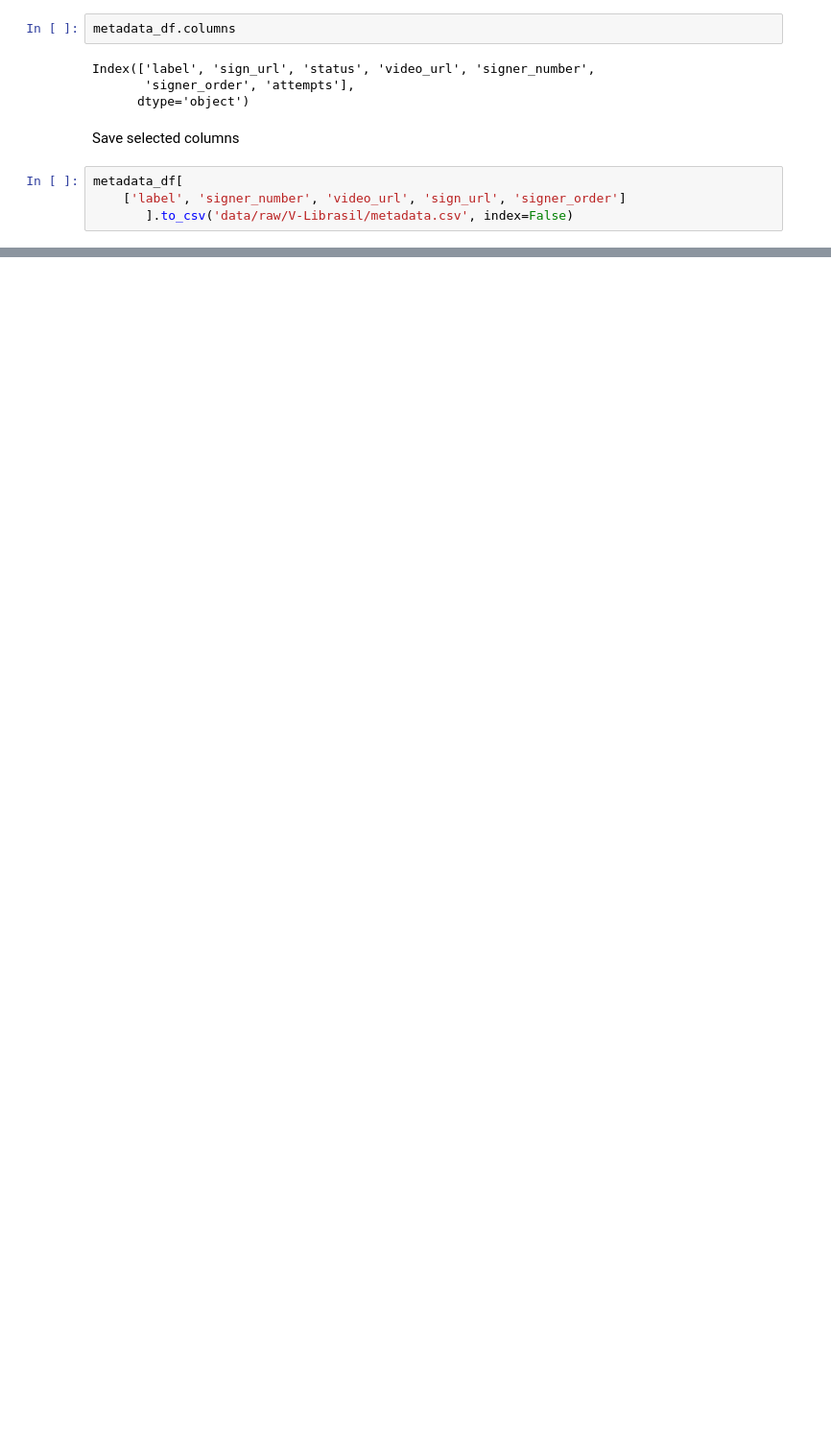
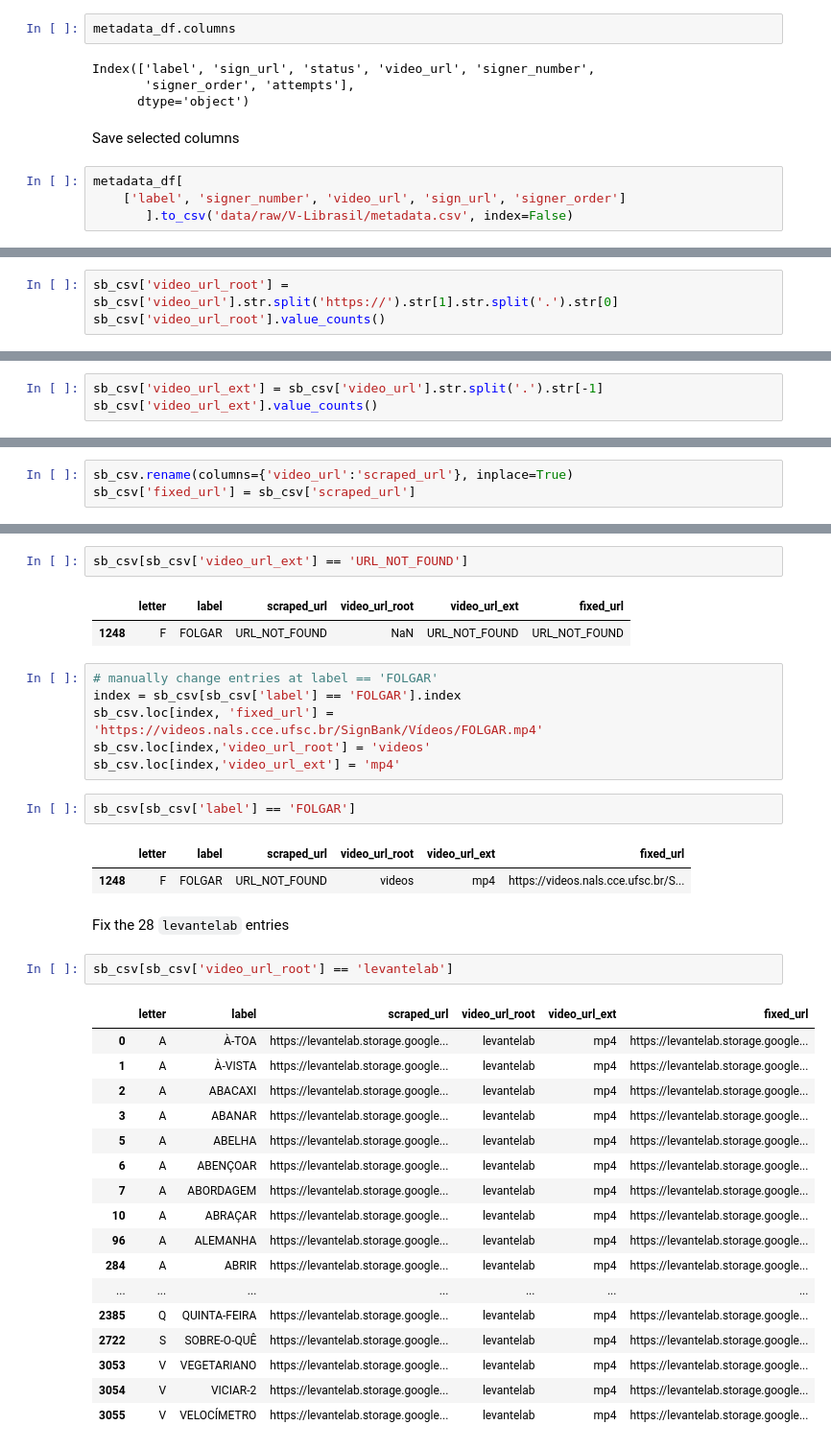
Before and after one commit to patrickf949/SaoPauloBrazilChapter_BrazilianSignLanguage, a Jupyter notebook: code/data/metadata.ipynb, the cells around one changed output, grey strips where cells are left out. Shown at 96% size. Saved outputs shown, nothing was run; the diff lists cells and outputs as text; blank space fills up the shorter version.

Commit message:
explored scraped signbank metadata, cleaned/fixed some issues, made signbank's metadata.csv. Noted i nformation about metadata.csv files in DATA_INFORMATION.md

```diff
--- a/code/data/metadata.ipynb
+++ b/code/data/metadata.ipynb
@@ -500,0 +512,3 @@ tbc
+# %%
+sb_csv['video_url_root'] = sb_csv['video_url'].str.split('https://').str[1].str.split('.').str[0]
+sb_csv['video_url_root'].value_counts()
@@ -500,0 +521,3 @@ tbc
+# %%
+sb_csv['video_url_ext'] = sb_csv['video_url'].str.split('.').str[-1]
+sb_csv['video_url_ext'].value_counts()
@@ -500,0 +624,3 @@ tbc
+# %%
+sb_csv.rename(columns={'video_url':'scraped_url'}, inplace=True)
+sb_csv['fixed_url'] = sb_csv['scraped_url']
@@ -500,0 +629,38 @@ tbc
+# %%
+sb_csv[sb_csv['video_url_ext'] == 'URL_NOT_FOUND']
+# %% [output]
+|  | letter | label | scraped_url | video_url_root | video_url_ext | fixed_url |
+| 1248 | F | FOLGAR | URL_NOT_FOUND | NaN | URL_NOT_FOUND | URL_NOT_FOUND |
+# %%
+# manually change entries at label == 'FOLGAR'
+index = sb_csv[sb_csv['label'] == 'FOLGAR'].index
+sb_csv.loc[index, 'fixed_url'] = 'https://videos.nals.cce.ufsc.br/SignBank/Vídeos/FOLGAR.mp4'
+sb_csv.loc[index,'video_url_root'] = 'videos'
+sb_csv.loc[index,'video_url_ext'] = 'mp4'
+# %%
+sb_csv[sb_csv['label'] == 'FOLGAR']
+# %% [output]
+|  | letter | label | scraped_url | video_url_root | video_url_ext | fixed_url |
+| 1248 | F | FOLGAR | URL_NOT_FOUND | videos | mp4 | https://videos.nals.cce.ufsc.br/S... |
+# %% [markdown]
+Fix the 28 `levantelab` entries
+# %%
+sb_csv[sb_csv['video_url_root'] == 'levantelab']
+# %% [output]
+|  | letter | label | scraped_url | video_url_root | video_url_ext | fixed_url |
+| 0 | A | À-TOA | https://levantelab.storage.google... | levantelab | mp4 | https://levantelab.storage.google... |
+| 1 | A | À-VISTA | https://levantelab.storage.google... | levantelab | mp4 | https://levantelab.storage.google... |
+| 2 | A | ABACAXI | https://levantelab.storage.google... | levantelab | mp4 | https://levantelab.storage.google... |
+| 3 | A | ABANAR | https://levantelab.storage.google... | levantelab | mp4 | https://levantelab.storage.google... |
+| 5 | A | ABELHA | https://levantelab.storage.google... | levantelab | mp4 | https://levantelab.storage.google... |
+| 6 | A | ABENÇOAR | https://levantelab.storage.google... | levantelab | mp4 | https://levantelab.storage.google... |
+| 7 | A | ABORDAGEM | https://levantelab.storage.google... | levantelab | mp4 | https://levantelab.storage.google... |
+| 10 | A | ABRAÇAR | https://levantelab.storage.google... | levantelab | mp4 | https://levantelab.storage.google... |
+| 96 | A | ALEMANHA | https://levantelab.storage.google... | levantelab | mp4 | https://levantelab.storage.google... |
+| 284 | A | ABRIR | https://levantelab.storage.google... | levantelab | mp4 | https://levantelab.storage.google... |
+| ... | ... | ... | ... | ... | ... | ... |
+| 2385 | Q | QUINTA-FEIRA | https://levantelab.storage.google... | levantelab | mp4 | https://levantelab.storage.google... |
+| 2722 | S | SOBRE-O-QUÊ | https://levantelab.storage.google... | levantelab | mp4 | https://levantelab.storage.google... |
+| 3053 | V | VEGETARIANO | https://levantelab.storage.google... | levantelab | mp4 | https://levantelab.storage.google... |
+| 3054 | V | VICIAR-2 | https://levantelab.storage.google... | levantelab | mp4 | https://levantelab.storage.google... |
+| 3055 | V | VELOCÍMETRO | https://levantelab.storage.google... | levantelab | mp4 | https://levantelab.storage.google... |
```
Also changed, not shown: parts of 59 cells of this notebook, 3 other files.
